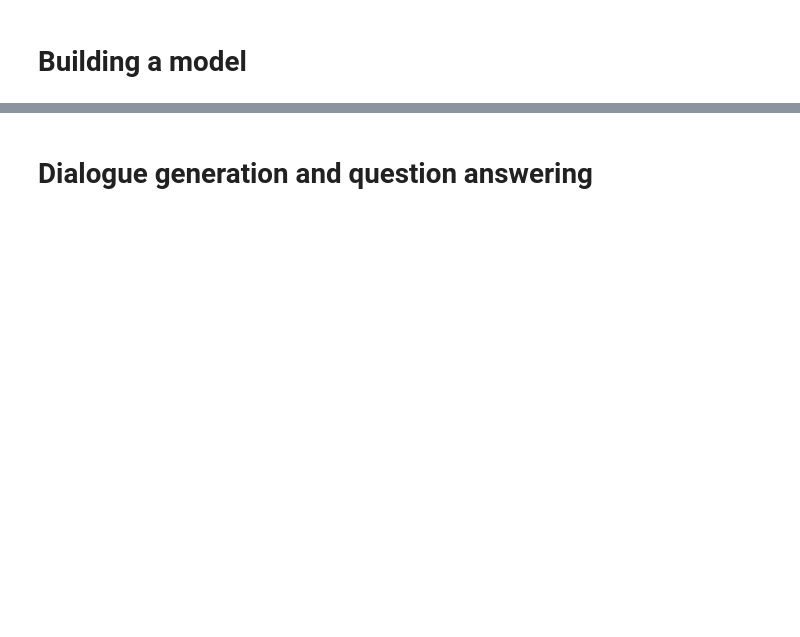
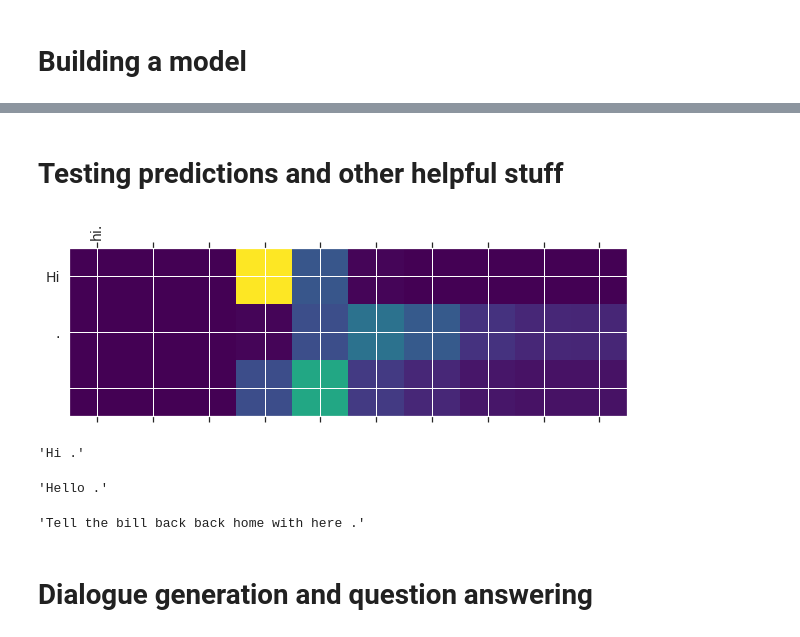
Before and after one commit to HikkaV/Neural-conversational-bot, a Jupyter notebook: notebooks/training_cornell.ipynb, the cells around one changed output, grey strips where cells are left out. Drawn from its saved outputs; the diff is of its cells as text; code cells hidden in the pictures; blank space fills up the shorter version.

```diff
--- a/notebooks/training_cornell.ipynb
+++ b/notebooks/training_cornell.ipynb
@@ -224,0 +140,10 @@ give_answer(beam_search_decoder, 'hi .', inverse_token_mapping, show_attention=F
+# %%
+seq2seq = Seq2Seq(token_mapping,
+         pad_token=token_mapping[pad_token],
+         end_token=token_mapping[end_token],
+         start_token=token_mapping[start_token],
+         max_len=max_len_tokens,
+         embeddings=final_embeddings,
+         embedding_prefix=mode,
+         missing_tokens=np.array(missing_idx).astype(np.int32)
+        )
@@ -224,0 +173,2 @@ give_answer(beam_search_decoder, 'hi .', inverse_token_mapping, show_attention=F
+# %% [markdown]
+# Testing predictions and other helpful stuff
@@ -224,0 +220,5 @@ give_answer(beam_search_decoder, 'hi .', inverse_token_mapping, show_attention=F
+# %%
+give_answer(greedy_decoder, 'hi. ', inverse_token_mapping, show_attention=True)
+# %% [output]
+[figure, added]
+'Hi .'
@@ -224,0 +231,5 @@ give_answer(beam_search_decoder, 'hi .', inverse_token_mapping, show_attention=F
+# %%
+give_answer(beam_search_decoder, 'hi ', inverse_token_mapping, show_attention=False,
+           beam_search=True)
+# %% [output]
+'Hello .'
@@ -225,3 +242,7 @@ give_answer(beam_search_decoder, 'hi .', inverse_token_mapping, show_attention=F
+# %%
+give_answer(nucleus_decoder, 'hi', inverse_token_mapping, nucleus_sampling=True, top_p=0.75)
+# %% [output]
+'Tell the bill back back home with here .'
 # %% [markdown]
 # Dialogue generation and question answering
 # %%
```
Also changed, not shown: parts of 36 cells of this notebook, 2 other files.
